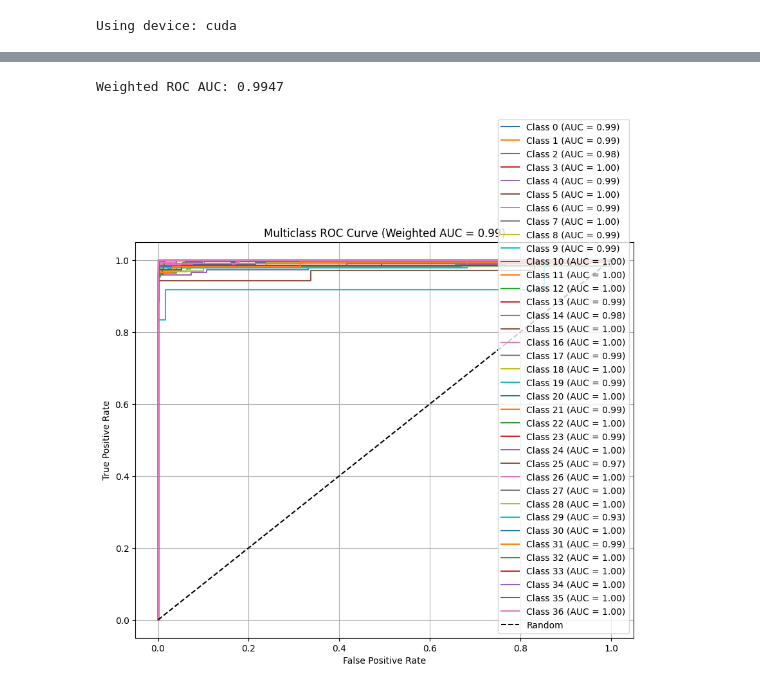
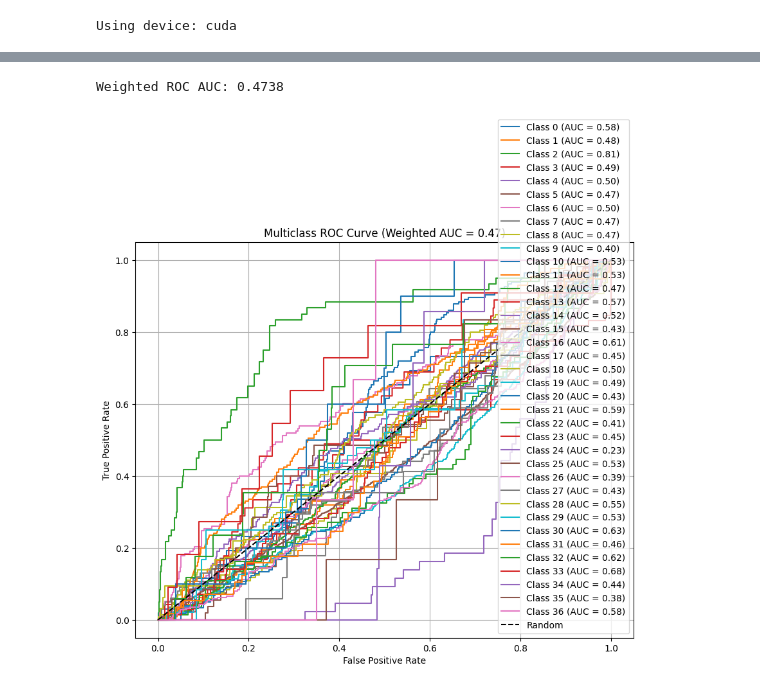
Before and after one commit to Corrie09/IdentifyingAndClassifying-Dutch-Statistical-Questions, a Jupyter notebook: EvaluateModels/BasicEvaluation.ipynb, the cells around one changed output, grey strips where cells are left out. Saved outputs shown, nothing was run; the diff lists cells and outputs as text; code cells hidden in the pictures.

```diff
--- a/EvaluateModels/BasicEvaluation.ipynb
+++ b/EvaluateModels/BasicEvaluation.ipynb
@@ -141,10 +141,13 @@ LOAD THE MODEL YOU WANT TO EVALUATE FROM KUL DRIVE!!
 from transformers import BertForSequenceClassification, BertTokenizer
 
 #model_path = "C:/Users/corne/OneDrive - KU Leuven/Thesis/Working Code/SAVED-Models/GroNLP/Run_2025-04-03_14-30"
-model_path = r"C:\Users\jefva\Documents\Master\Thesis_s2\results\Run_2025-04-03_14-30"
+model_path = r"C:\Users\jefva\Documents\Master\Thesis_s2\Code\BERT_Classifiers\results\checkpoint-13790"
+
+# Load tokenizer from the base model (mBERT)
+tokenizer = BertTokenizer.from_pretrained("bert-base-multilingual-cased")
 
 # Load model and tokenizer
-tokenizer = BertTokenizer.from_pretrained(model_path)
+#tokenizer = BertTokenizer.from_pretrained(model_path)
 model = BertForSequenceClassification.from_pretrained(model_path).cuda()
 print(model.config._name_or_path)
 # %% [output]
@@ -410,7 +417,7 @@ from sklearn.metrics import roc_curve, auc
 import matplotlib.pyplot as plt
 
 # Predict on test set
-predictions = trainer.predict(test_dataset)
+
 logits = predictions.predictions
 y_true = predictions.label_ids
 y_score = logits  # raw logits
@@ -458,5 +464,5 @@ plt.show()
-Weighted ROC AUC: 0.9947
+Weighted ROC AUC: 0.4738
-[figure, old version]
+[figure, new version]
 # %%
 # ✅ 1. Load & Preprocess Data
 script_dir = os.getcwd()
```
Also changed, not shown: parts of 5 cells of this notebook, 8 other files.
